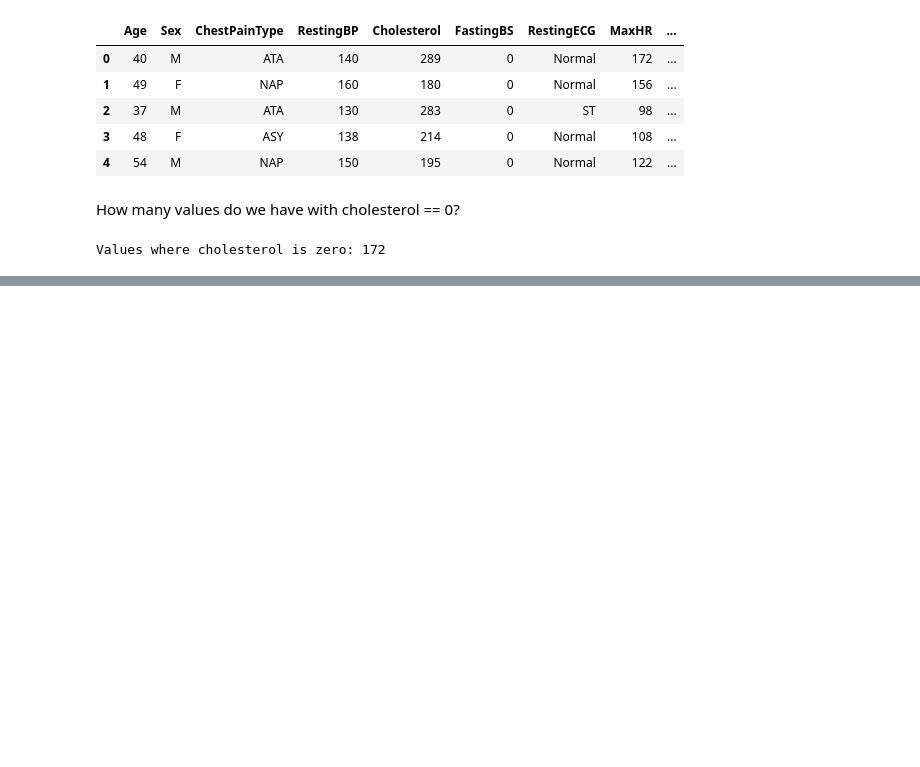
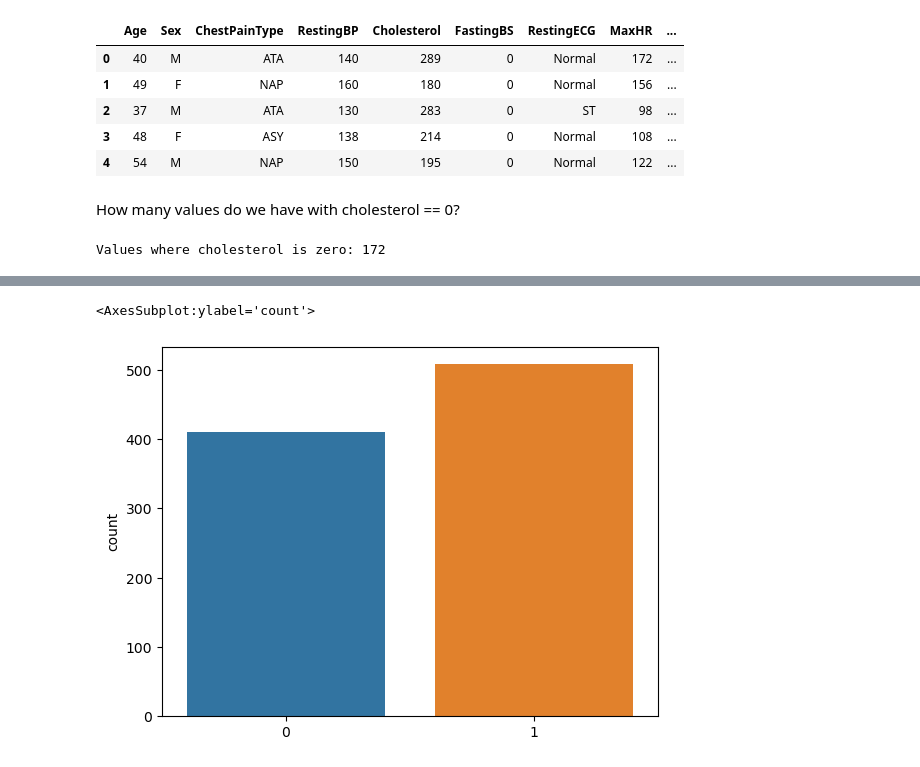
Before and after one commit to fmathews11/Cardiovascular_Disease_Exploration, a Jupyter notebook: cardiovascular_disease.ipynb, the cells around one changed output, grey strips where cells are left out. Saved outputs shown, nothing was run; the diff lists cells and outputs as text; code cells hidden in the pictures; blank space fills up the shorter version.

```diff
--- a/cardiovascular_disease.ipynb
+++ b/cardiovascular_disease.ipynb
@@ -132,0 +131,12 @@ sns.histplot(test.Cholesterol)
+# %%
+X,y = df.drop('HeartDisease',axis = 1),df.HeartDisease.to_numpy()
+X_train, X_test, y_train, y_test = train_test_split(X,y,test_size = 0.2,random_state=226)
+
+pipe = Pipeline([
+    ('multi_column_encoder',MultiColumnEncoder(['Sex','ExerciseAngina','ChestPainType','RestingECG','ST_Slope'],
+                                                base_encoder=OrdinalEncoder(dtype = 'int64',
+                                                                            handle_unknown='use_encoded_value',
+                                                                            unknown_value=100))),
+    ('random_forest',RandomForestClassifier(n_estimators=500))
+])
+pipe.fit(X_train,y_train)
@@ -132,0 +179,5 @@ sns.histplot(test.Cholesterol)
+# %%
+sns.countplot(y)
+# %% [output]
+<AxesSubplot:ylabel='count'>
+[figure, added]
```
Also changed, not shown: parts of 9 cells of this notebook.
